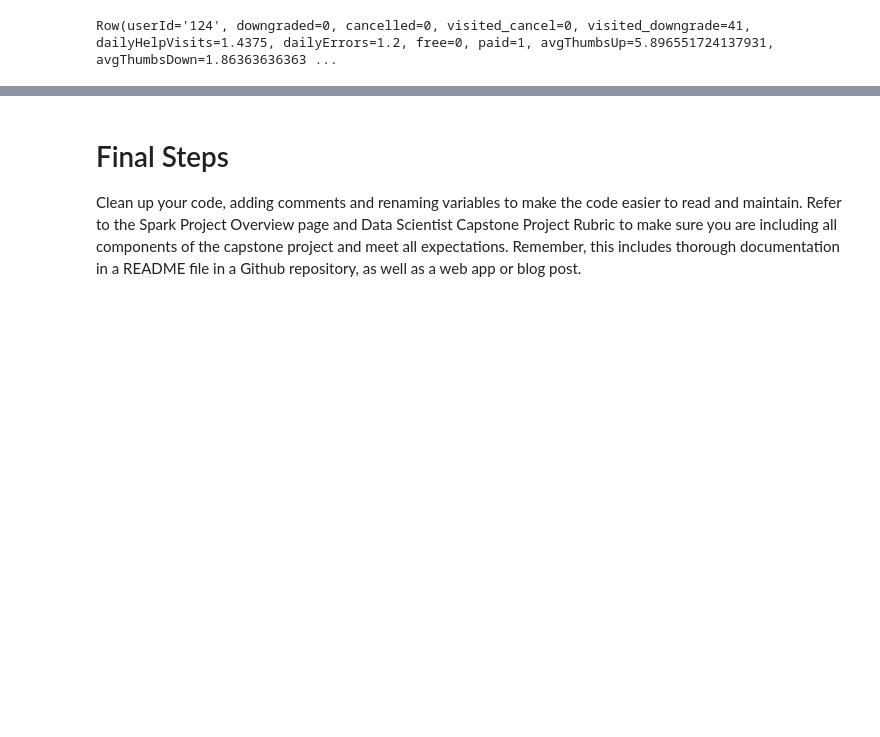
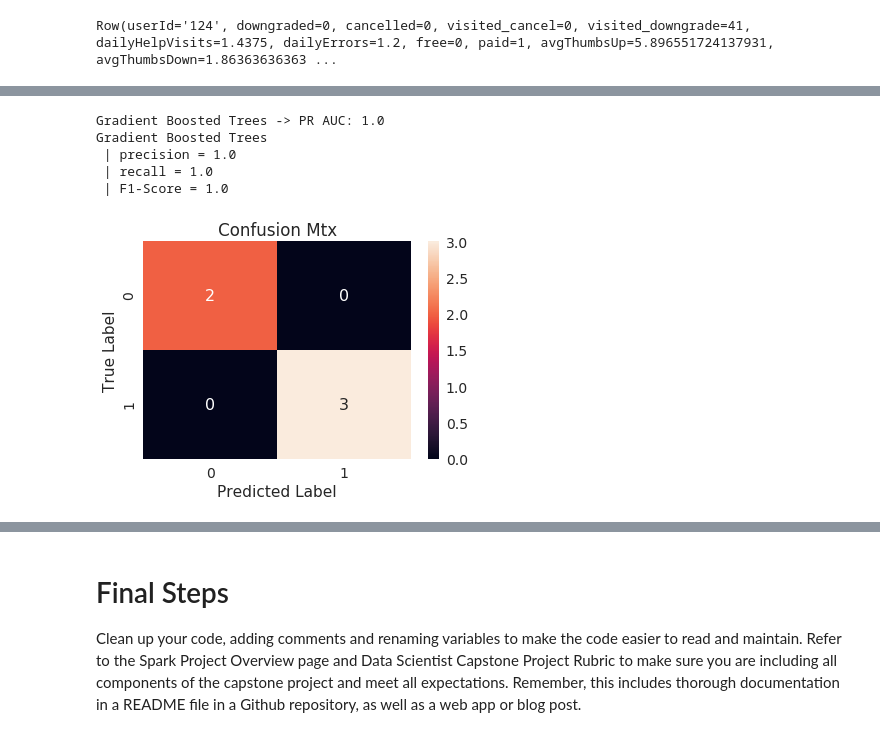
Before and after one commit to mkucz95/churn_prediction, a Jupyter notebook: Sparkify.ipynb, the cells around one changed output, grey strips where cells are left out. Cells and saved outputs as stored; diff of their text form; code cells hidden in the pictures; blank space fills up the shorter version.

```diff
--- a/Sparkify.ipynb
+++ b/Sparkify.ipynb
@@ -794 +860,15 @@ validation, test = rest.randomSplit([0.5,0.5], seed=42)
+# %%
+#gradient boosted trees (ie ada boost)
+from pyspark.ml.classification import GBTClassifier
+gbtrees = GBTClassifier(maxIter=10)
+gbtree_model = gbtrees.fit(train)
+gbtree_preds = gbtree_model.transform(validation)
+custom_evaluation(gbtree_preds, 'Gradient Boosted Trees')
+# %% [output]
+Gradient Boosted Trees -> PR AUC: 1.0
+Gradient Boosted Trees
+ | precision = 1.0
+ | recall = 1.0
+ | F1-Score = 1.0
+[figure, added]
 # %%
```
Also changed, not shown: parts of 10 cells of this notebook.
